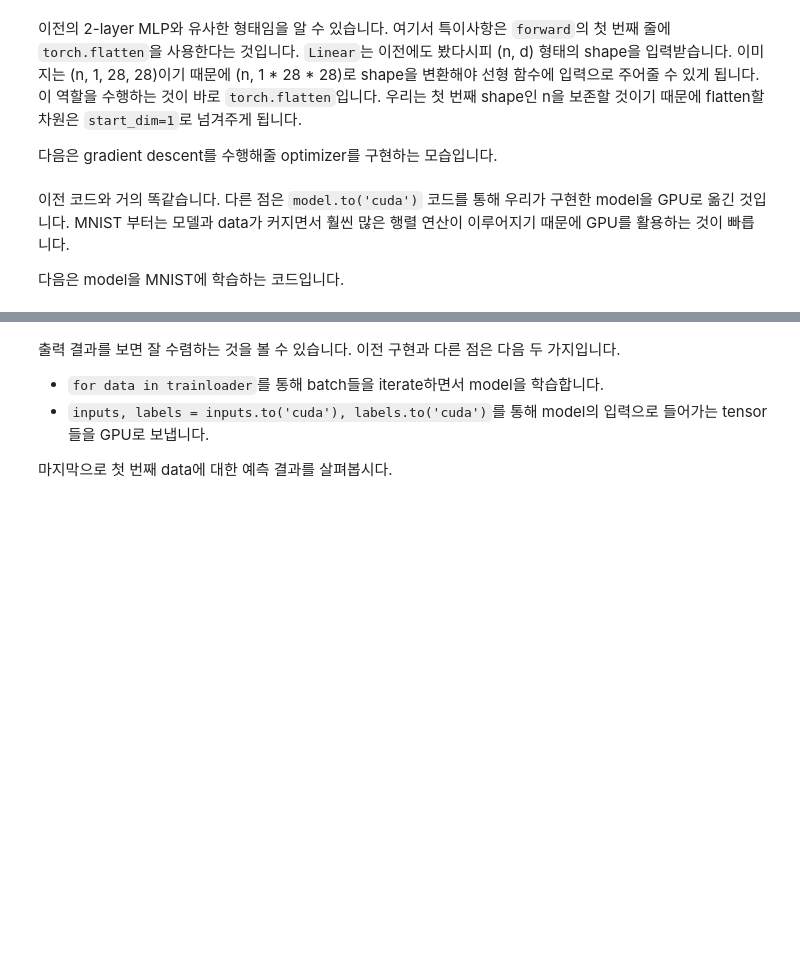
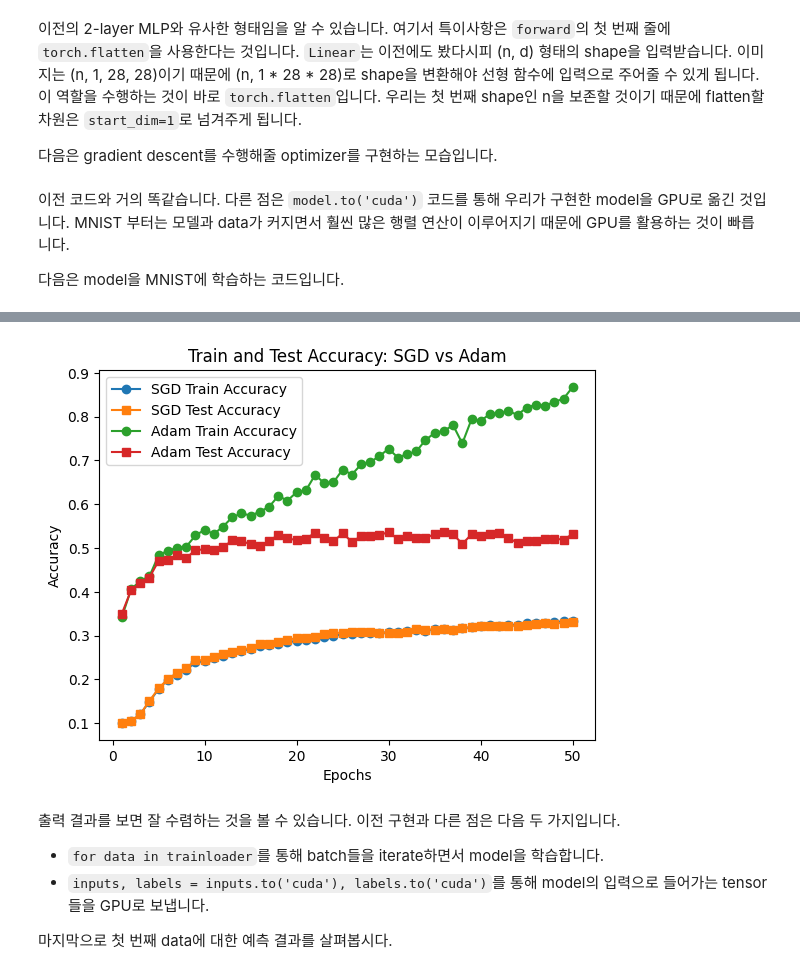
Before and after one commit to Jeoniee/Build-RAGAI, a Jupyter notebook: 1_3_MNIST.ipynb, the cells around one changed output, grey strips where cells are left out. Drawn from its saved outputs; the diff is of its cells as text; code cells hidden in the pictures; blank space fills up the shorter version.

Commit message:
Colab / SGD, Adam Optimizer 비교

```diff
--- a/1_3_MNIST.ipynb
+++ b/1_3_MNIST.ipynb
@@ -97,9 +104,9 @@ class Model(nn.Module):
 
     self.layer1 = nn.Linear(input_dim, n_dim)
     self.layer2 = nn.Linear(n_dim, n_dim)
-    self.layer3 = nn.Linear(n_dim, 10) #1 -> 10으로 변경함
+    self.layer3 = nn.Linear(n_dim, 10)
 
-    self.act = nn.ReLU()
+    self.act = nn.LeakyReLU(0.01)
 
   def forward(self, x):
     x = torch.flatten(x, start_dim=1)
@@ -110,7 +117,8 @@ class Model(nn.Module):
     return x
 
 
-model = Model(28 * 28 * 1, 1024)
+#model = Model(28 * 28 * 1, 1024)
+model = Model(32 * 32 * 3, 1024).to('cuda') #이미지 크기가 32 * 32 * 3
 # %% [markdown]
 이전의 2-layer MLP와 유사한 형태임을 알 수 있습니다.
 여기서 특이사항은 `forward`의 첫 번째 줄에 `torch.flatten`을 사용한다는 것입니다.
@@ -121,27 +129,27 @@ model = Model(28 * 28 * 1, 1024)
 
 다음은 gradient descent를 수행해줄 optimizer를 구현하는 모습입니다.
 # %%
-from torch.optim import SGD
-
-lr = 0.001
-model = model.to('cuda')
+from torch.optim import SGD, Adam
 
 optimizer = SGD(model.parameters(), lr=lr)
+
+# SGD, Adam Optimizer 추가
+sgd_optimizer = SGD(model.parameters(), lr=lr)
+adam_optimizer = Adam(model.parameters(), lr=lr)
 # %% [markdown]
 이전 코드와 거의 똑같습니다. 다른 점은 `model.to('cuda')` 코드를 통해 우리가 구현한 model을 GPU로 옮긴 것입니다.
 MNIST 부터는 모델과 data가 커지면서 훨씬 많은 행렬 연산이 이루어지기 때문에 GPU를 활용하는 것이 빠릅니다.
 
 다음은 model을 MNIST에 학습하는 코드입니다.
 # %%
-# 모델 학습 함수
-n_epochs = 100
-batch_size = 256
-lr = 0.001
+
 
 train_accs = []  # train 정확도 리스트
 test_accs = []   # test 정확도 리스트
 
-criterion = nn.CrossEntropyLoss()  # MSE 대신 CrossEntropyLoss 사용
+criterion = nn.CrossEntropyLoss()
+
+
 
 def accuracy(model, dataloader):
     cnt = 0
@@ -164,29 +172,56 @@ def accuracy(model, dataloader):
     return acc / cnt
 
 
-for epoch in range(n_epochs):
-  total_loss = 0.
-  for data in trainloader:
-    model.zero_grad()
-    inputs, labels = data
-    inputs, labels = inputs.to('cuda'), labels.to('cuda')
+# 학습 함수
+def train(model, optimizer):
+    train_accs = []  # train 정확도 리스트
+    test_accs = []   # test 정확도 리스트
 
-    preds = model(inputs)
-    loss = criterion(preds, labels)  # CrossEntropyLoss 사용
-    #loss = (preds[:, 0] - labels).pow(2).mean()
-    loss.backward()
-    optimizer.step()
+    for epoch in range(n_epochs):
+        model.train()  # 학습 모드 설정
+        total_loss = 0.
 
-    total_loss += loss.item()
+        for data in trainloader:
+            optimizer.zero_grad()  # 기울기 초기화
+            inputs, labels = data
+            inputs, labels = inputs.to('cuda'), labels.to('cuda')
 
-# Epoch마다 train과 test 정확도 계산
-  model.eval()  # 모델을 평가 모드로 설정
-  train_acc = accuracy(model, trainloader)  # train 데이터 정확도
-  test_acc = accuracy(model, testloader)    # test 데이터 정확도
+            preds = model(inputs)
+            loss = criterion(preds, labels)  # CrossEntropyLoss 사용
+            loss.backward()  # 역전파
+            optimizer.step()  # 파라미터 업데이트
 
-  train_accs.append(train_acc)
-  test_accs.append(test_acc)
+            total_loss += loss.item()
 
-  print(f"Epoch {epoch:3d} | Loss: {total_loss}")
-  #print(f"Epoch {epoch+1}/{n_epochs} | Loss: {total_loss:.4f} | Train Accuracy: {train_acc:.4f} | Test Accuracy: {test_acc:.4f}")
+        # Epoch마다 train과 test 정확도 계산
+        train_acc = accuracy(model, trainloader)
+        test_acc = accuracy(model, testloader)
+
+        train_accs.append(train_acc)
+        test_accs.append(test_acc)
+
+        print(f"Epoch {epoch + 1}/{n_epochs} | Loss: {total_loss / len(trainloader.dataset):.4f} | Train Accuracy: {train_acc:.4f} | Test Accuracy: {test_acc:.4f}")
+
+    return train_accs, test_accs
+
+
+
+# 학습 실행 (SGD 학습)
+print("Training with SGD optimizer...")
+sgd_train_accs, sgd_test_accs = train(model, sgd_optimizer)
+
+# 학습 실행 (Adam 학습)
+print("Training with Adam optimizer...")
+adam_train_accs, adam_test_accs = train(model, adam_optimizer)
+
+# 정확도 그래프 출력
+plt.plot(range(1, 51), sgd_train_accs, label="SGD Train Accuracy", marker='o')
+plt.plot(range(1, 51), sgd_test_accs, label="SGD Test Accuracy", marker='s')
+plt.plot(range(1, 51), adam_train_accs, label="Adam Train Accuracy", marker='o')
+plt.plot(range(1, 51), adam_test_accs, label="Adam Test Accuracy", marker='s')
+plt.xlabel("Epochs")
+plt.ylabel("Accuracy")
+plt.title("Train and Test Accuracy: SGD vs Adam")
+plt.legend()
+plt.show()
 # %% [output]
@@ -210,3 +245,4 @@ Epoch 100/100 | Loss: 566.4509 | Train Accuracy: 0.7720 | Test Accuracy: 0.7651
+[figure, added]
 # %% [markdown]
 출력 결과를 보면 잘 수렴하는 것을 볼 수 있습니다.
 이전 구현과 다른 점은 다음 두 가지입니다.
```
Also changed, not shown: parts of 7 cells of this notebook.
